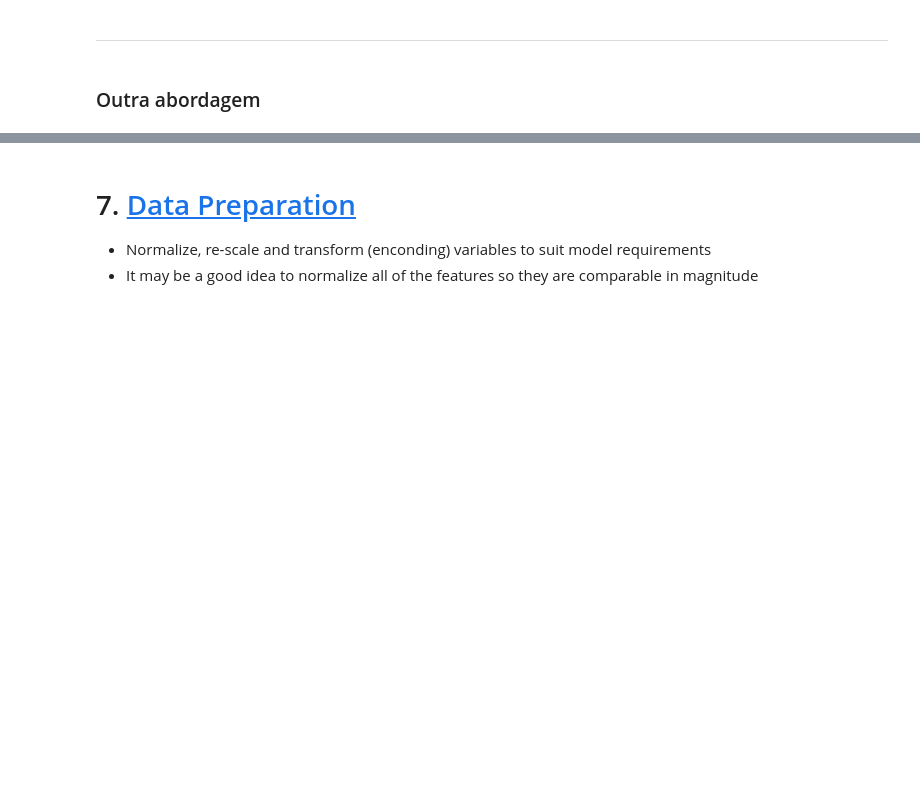
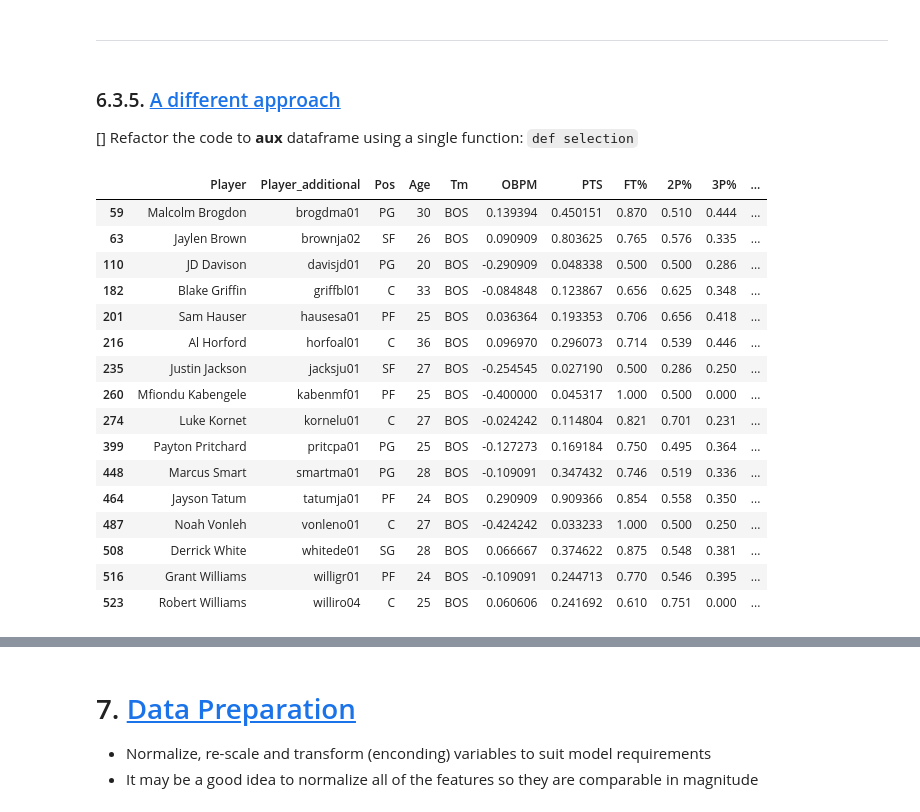
Before and after one commit to brunopiato/NBA_2022-2023, a Jupyter notebook: notebooks/NBA_Season22_23.ipynb, the cells around one changed output, grey strips where cells are left out. Saved outputs shown, nothing was run; the diff lists cells and outputs as text; code cells hidden in the pictures; blank space fills up the shorter version.

```diff
--- a/notebooks/NBA_Season22_23.ipynb
+++ b/notebooks/NBA_Season22_23.ipynb
@@ -1055,4 +756,5 @@ fig_def.update_layout(title_text=f"Deffensive - {player}", title_x=0.5)
 # %% [markdown]
 ---
-# %% [markdown]
-### Outra abordagem
+# %% [markdown]
+### 6.3.5. <a id='toc6_3_5_'></a>[A different approach](#toc0_)
+[] Refactor the code to **aux** dataframe using a single function: `def selection`
@@ -1058,0 +763,20 @@ fig_def.update_layout(title_text=f"Deffensive - {player}", title_x=0.5)
+# %%
+df06[df06['Tm'] == 'BOS']
+# %% [output]
+|  | Player | Player_additional | Pos | Age | Tm | OBPM | PTS | FT% | 2P% | 3P% | ... |
+| 59 | Malcolm Brogdon | brogdma01 | PG | 30 | BOS | 0.139394 | 0.450151 | 0.870 | 0.510 | 0.444 | ... |
+| 63 | Jaylen Brown | brownja02 | SF | 26 | BOS | 0.090909 | 0.803625 | 0.765 | 0.576 | 0.335 | ... |
+| 110 | JD Davison | davisjd01 | PG | 20 | BOS | -0.290909 | 0.048338 | 0.500 | 0.500 | 0.286 | ... |
+| 182 | Blake Griffin | griffbl01 | C | 33 | BOS | -0.084848 | 0.123867 | 0.656 | 0.625 | 0.348 | ... |
+| 201 | Sam Hauser | hausesa01 | PF | 25 | BOS | 0.036364 | 0.193353 | 0.706 | 0.656 | 0.418 | ... |
+| 216 | Al Horford | horfoal01 | C | 36 | BOS | 0.096970 | 0.296073 | 0.714 | 0.539 | 0.446 | ... |
+| 235 | Justin Jackson | jacksju01 | SF | 27 | BOS | -0.254545 | 0.027190 | 0.500 | 0.286 | 0.250 | ... |
+| 260 | Mfiondu Kabengele | kabenmf01 | PF | 25 | BOS | -0.400000 | 0.045317 | 1.000 | 0.500 | 0.000 | ... |
+| 274 | Luke Kornet | kornelu01 | C | 27 | BOS | -0.024242 | 0.114804 | 0.821 | 0.701 | 0.231 | ... |
+| 399 | Payton Pritchard | pritcpa01 | PG | 25 | BOS | -0.127273 | 0.169184 | 0.750 | 0.495 | 0.364 | ... |
+| 448 | Marcus Smart | smartma01 | PG | 28 | BOS | -0.109091 | 0.347432 | 0.746 | 0.519 | 0.336 | ... |
+| 464 | Jayson Tatum | tatumja01 | PF | 24 | BOS | 0.290909 | 0.909366 | 0.854 | 0.558 | 0.350 | ... |
+| 487 | Noah Vonleh | vonleno01 | C | 27 | BOS | -0.424242 | 0.033233 | 1.000 | 0.500 | 0.250 | ... |
+| 508 | Derrick White | whitede01 | SG | 28 | BOS | 0.066667 | 0.374622 | 0.875 | 0.548 | 0.381 | ... |
+| 516 | Grant Williams | willigr01 | PF | 24 | BOS | -0.109091 | 0.244713 | 0.770 | 0.546 | 0.395 | ... |
+| 523 | Robert Williams | williro04 | C | 25 | BOS | 0.060606 | 0.241692 | 0.610 | 0.751 | 0.000 | ... |
```
Also changed, not shown: parts of 107 cells of this notebook, 1 other file.
